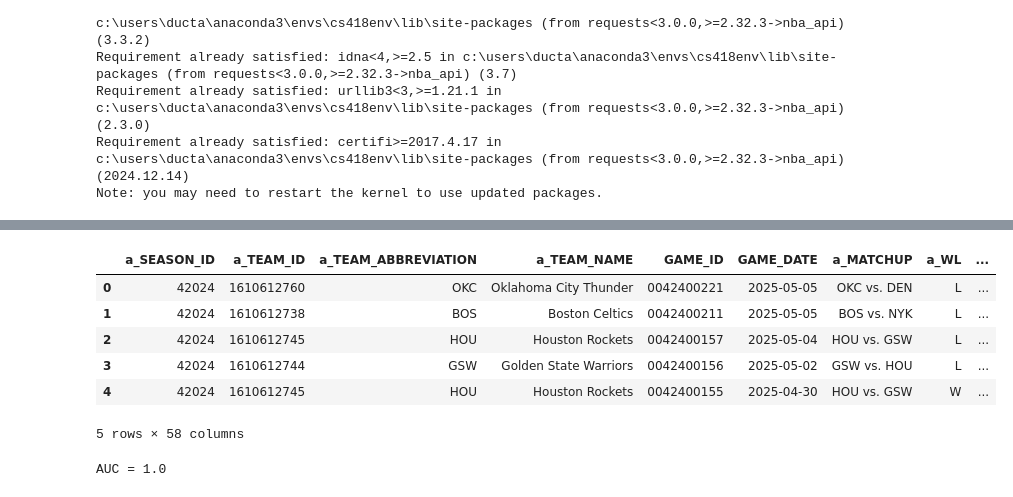
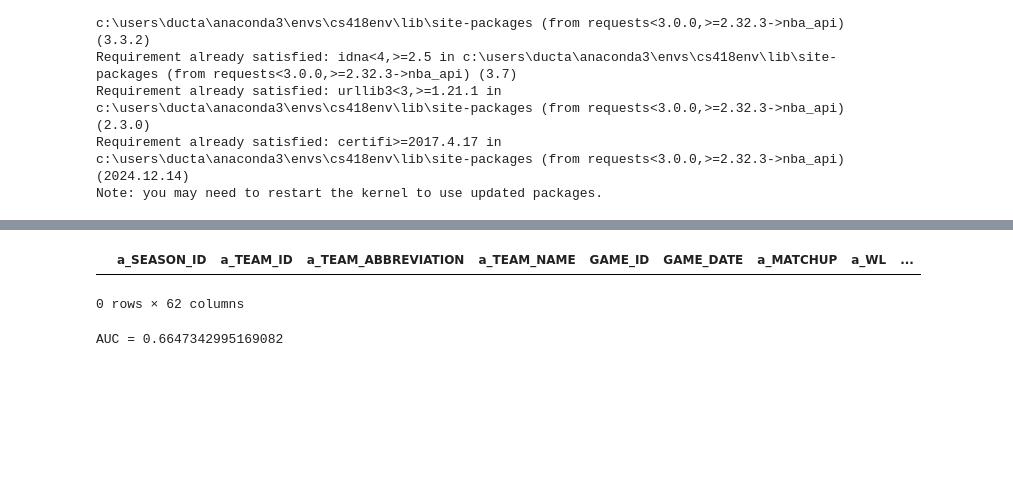
Before and after one commit to chihieu240205/NBA-project, a Jupyter notebook: mc.ipynb, the cells around one changed output, grey strips where cells are left out. Cells and saved outputs as stored; diff of their text form; code cells hidden in the pictures; blank space fills up the shorter version.

```diff
--- a/mc.ipynb
+++ b/mc.ipynb
@@ -64,5 +64,12 @@ Note: you may need to restart the kernel to use updated packages.
 # %%
 from nba_api.stats.endpoints import leaguegamefinder
 import pandas as pd
-games = leaguegamefinder.LeagueGameFinder(season_nullable="2024-25", league_id_nullable="00").get_data_frames()[0]
-games.head()
+games = LeagueGameFinder(
+    season_nullable="2024-25",
+    league_id_nullable="00",
+    season_type_nullable="Regular Season"
+).get_data_frames()[0]
+
+games['GAME_DATE'] = pd.to_datetime(games['GAME_DATE'])
+games = games[games['MIN'] > 0]
+games = games[~games['MATCHUP'].str.contains('All-Star', na=False)]
@@ -77,43 +116,75 @@ games.head()
 # %%
 games['GAME_DATE'] = pd.to_datetime(games['GAME_DATE'])
 games = games[games['MIN'] > 0]
 games = games[~games['MATCHUP'].str.contains('All-Star', na=False)]
 
 playoff_teams = [
-    1610612737, 1610612738, 1610612751, 1610612760,
-    1610612744, 1610612743, 1610612764, 1610612752,
-    1610612745, 1610612763, 1610612762, 1610612740,
-    1610612749, 1610612753, 1610612766, 1610612755
+    # West
+    1610612760,  # OKC Thunder
+    1610612745,  # HOU Rockets
+    1610612747,  # LAL Lakers
+    1610612743,  # DEN Nuggets
+    1610612746,  # LAC Clippers
+    1610612750,  # MIN Timberwolves
+    1610612744,  # GSW Warriors
+    1610612763,  # MEM Grizzlies
+
+    # East
+    1610612739,  # CLE Cavaliers
+    1610612738,  # BOS Celtics
+    1610612752,  # NYK Knicks
+    1610612754,  # IND Pacers
+    1610612749,  # MIL Bucks
+    1610612765,  # DET Pistons
+    1610612753,  # ORL Magic
+    1610612748  # MIA Heat
 ]
+
 games = games[games['TEAM_ID'].isin(playoff_teams)]
 
 games['a_home'] = games['MATCHUP'].str.contains(r' vs\.').astype(int)
 
 a = games.rename(columns=lambda c: 'a_'+c if c not in ['GAME_ID','GAME_DATE'] else c)
 b = games.rename(columns=lambda c: 'b_'+c if c not in ['GAME_ID','GAME_DATE'] else c)
 
 merged = (
     a.merge(b, on=['GAME_ID','GAME_DATE'])
      .query('a_TEAM_ID != b_TEAM_ID')
 )
 
-merged = merged[merged['a_a_home'] == 1].reset_index(drop=True)
+merged = merged.sort_values(['a_TEAM_ID','GAME_DATE'])
 
-merged['diff_pts'] = merged['a_PTS'] - merged['b_PTS']
-merged['a_win']   = (merged['diff_pts'] > 0).astype(int)
+# compute for Team A and Team B separately
+merged['a_diff'] = merged['a_PTS'] - merged['b_PTS']
+merged['a_diff_5gm'] = (
+    merged
+    .groupby('a_TEAM_ID')['a_diff']
+    .rolling(window=5, min_periods=1)
+    .mean()
+    .reset_index(level=0, drop=True)
+)
 
-X = merged[['diff_pts','a_a_home']]
+# similar for B side
+merged['b_diff'] = merged['b_PTS'] - merged['a_PTS']
+merged['b_diff_5gm'] = (
+    merged
+    .groupby('b_TEAM_ID')['b_diff']
+    .rolling(window=5, min_periods=1)
+    .mean()
+    .reset_index(level=0, drop=True)
+)
+
+# new feature: difference of those pre-game averages
+merged['diff_5gm'] = merged['a_diff_5gm'] - merged['b_diff_5gm']
+
+# Create the binary target column based on whether Team A won (assuming 'W' represents a win)
+merged['a_win'] = (merged['a_WL'] == 'W').astype(int)
+X = merged[['diff_5gm','a_a_home']]
 y = merged['a_win']
-
-merged.head()
+merged.head(100)[merged["a_TEAM_ABBREVIATION"]=="MIA"]
 # %% [output]
 |  | a_SEASON_ID | a_TEAM_ID | a_TEAM_ABBREVIATION | a_TEAM_NAME | GAME_ID | GAME_DATE | a_MATCHUP | a_WL | ... |
-| 0 | 42024 | 1610612760 | OKC | Oklahoma City Thunder | 0042400221 | 2025-05-05 | OKC vs. DEN | L | ... |
-| 1 | 42024 | 1610612738 | BOS | Boston Celtics | 0042400211 | 2025-05-05 | BOS vs. NYK | L | ... |
-| 2 | 42024 | 1610612745 | HOU | Houston Rockets | 0042400157 | 2025-05-04 | HOU vs. GSW | L | ... |
-| 3 | 42024 | 1610612744 | GSW | Golden State Warriors | 0042400156 | 2025-05-02 | GSW vs. HOU | L | ... |
-| 4 | 42024 | 1610612745 | HOU | Houston Rockets | 0042400155 | 2025-04-30 | HOU vs. GSW | W | ... |
-5 rows × 58 columns
+0 rows × 62 columns
 # %%
 from sklearn.linear_model import LogisticRegression
 from sklearn.model_selection import train_test_split
@@ -124,4 +195,4 @@ model = LogisticRegression().fit(X_train, y_train)
 preds = model.predict_proba(X_val)[:,1]
 print("AUC =", roc_auc_score(y_val, preds))
 # %% [output]
-AUC = 1.0
+AUC = 0.6647342995169082
```
Also changed, not shown: parts of 11 cells of this notebook.
